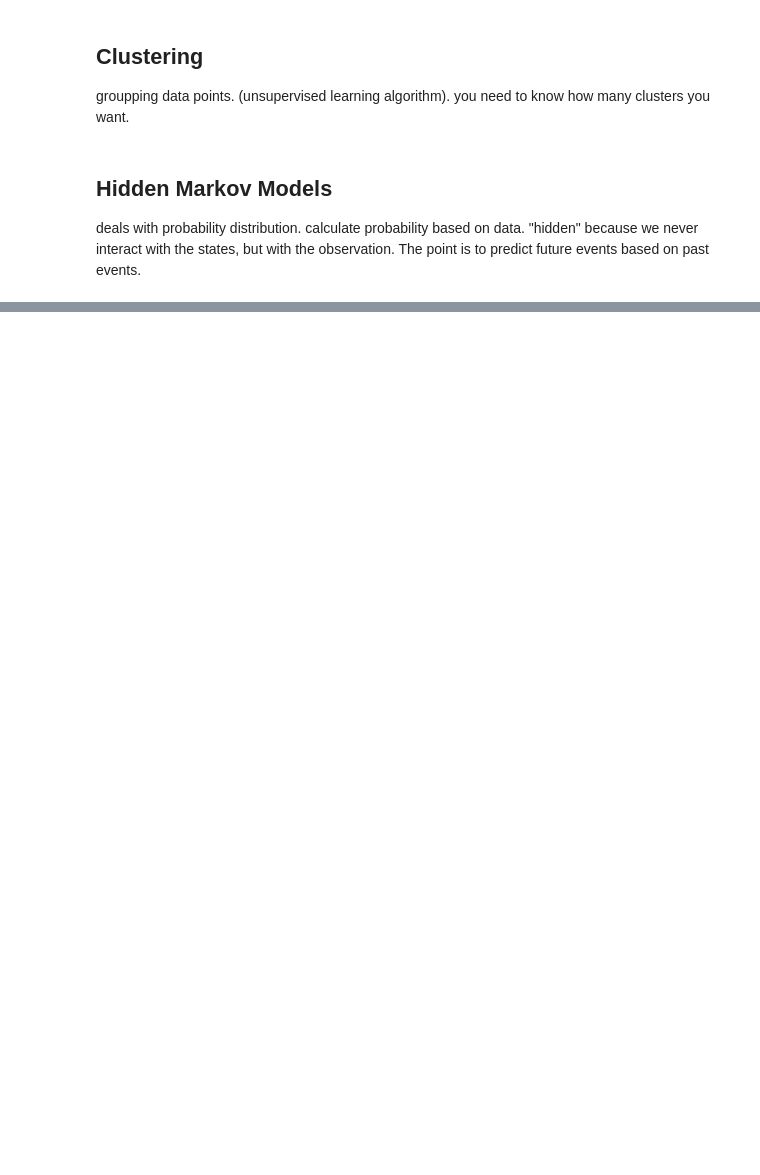
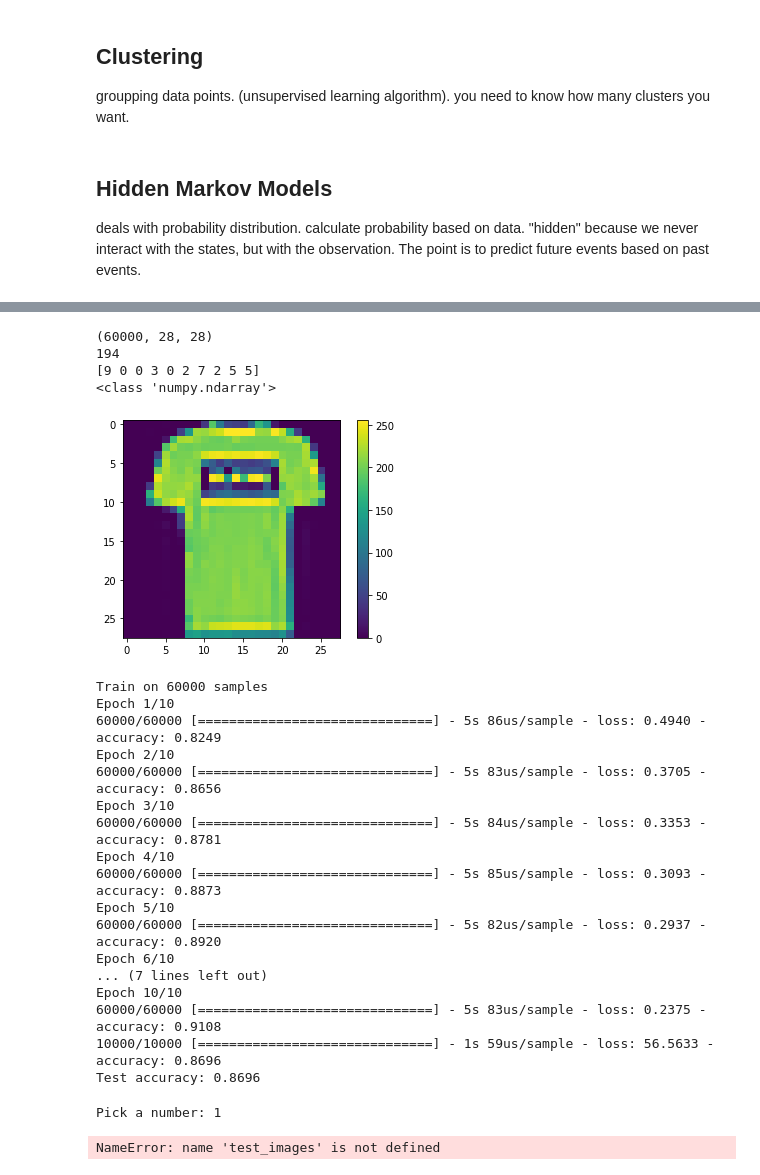
Before and after one commit to ABoghi/TensorFlowProj, a Jupyter notebook: exercise_nb.ipynb, the cells around one changed output, grey strips where cells are left out. Cells and saved outputs as stored; diff of their text form; code cells hidden in the pictures; blank space fills up the shorter version.

```diff
--- a/exercise_nb.ipynb
+++ b/exercise_nb.ipynb
@@ -260,0 +261,67 @@ ValueError: monte_carlo_csiszar_f_divergence() requires a code object with 0 fre
+# %%
+model = mtf.neural_network_images()
+# %% [output]
+(60000, 28, 28)
+194
+[9 0 0 3 0 2 7 2 5 5]
+<class 'numpy.ndarray'>
+[figure, added]
+Train on 60000 samples
+Epoch 1/10
+60000/60000 [==============================] - 5s 86us/sample - loss: 0.4940 - accuracy: 0.8249
+Epoch 2/10
+60000/60000 [==============================] - 5s 83us/sample - loss: 0.3705 - accuracy: 0.8656
+Epoch 3/10
+60000/60000 [==============================] - 5s 84us/sample - loss: 0.3353 - accuracy: 0.8781
+Epoch 4/10
+60000/60000 [==============================] - 5s 85us/sample - loss: 0.3093 - accuracy: 0.8873
+Epoch 5/10
+60000/60000 [==============================] - 5s 82us/sample - loss: 0.2937 - accuracy: 0.8920
+Epoch 6/10
+... (7 lines left out)
+Epoch 10/10
+60000/60000 [==============================] - 5s 83us/sample - loss: 0.2375 - accuracy: 0.9108
+10000/10000 [==============================] - 1s 59us/sample - loss: 56.5633 - accuracy: 0.8696
+Test accuracy: 0.8696
+# %%
+import matplotlib.pyplot as plt
+COLOR = 'white'
+plt.rcParams['text.color'] = COLOR
+plt.rcParams['axes.labelcolor'] = COLOR
+
+def predict(model, image, correct_label):
+  class_names = ['T-shirt/top', 'Trouser', 'Pullover', 'Dress', 'Coat',
+               'Sandal', 'Shirt', 'Sneaker', 'Bag', 'Ankle boot']
+  prediction = model.predict(np.array([image]))
+  predicted_class = class_names[np.argmax(prediction)]
+
+  show_image(image, class_names[correct_label], predicted_class)
+
+
+def show_image(img, label, guess):
+  plt.figure()
+  plt.imshow(img, cmap=plt.cm.binary)
+  plt.title("Excpected: " + label)
+  plt.xlabel("Guess: " + guess)
+  plt.colorbar()
+  plt.grid(False)
+  plt.show()
+
+
+def get_number():
+  while True:
+    num = input("Pick a number: ")
+    if num.isdigit():
+      num = int(num)
+      if 0 <= num <= 1000:
+        return int(num)
+    else:
+      print("Try again...")
+
+num = get_number()
+image = test_images[num]
+label = test_labels[num]
+predict(model, image, label)
+# %% [output]
+Pick a number: 1
+NameError: name 'test_images' is not defined
```
Also changed, not shown: parts of 25 cells of this notebook, 1 other file.
